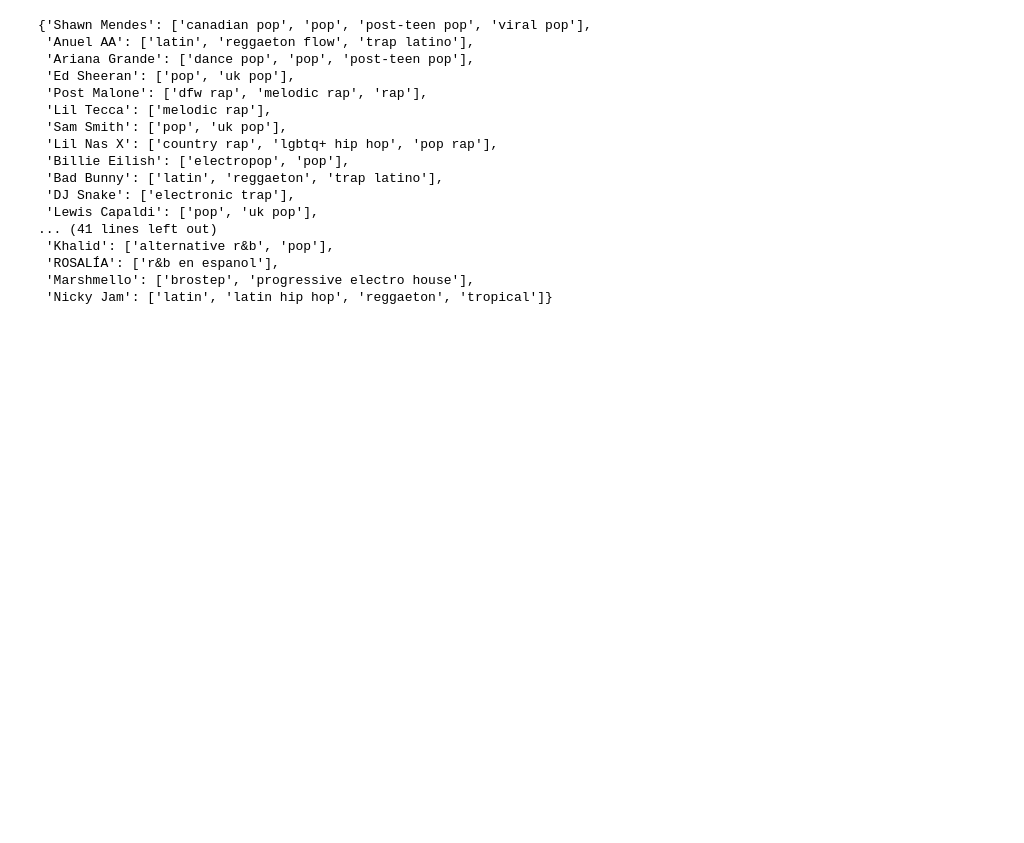
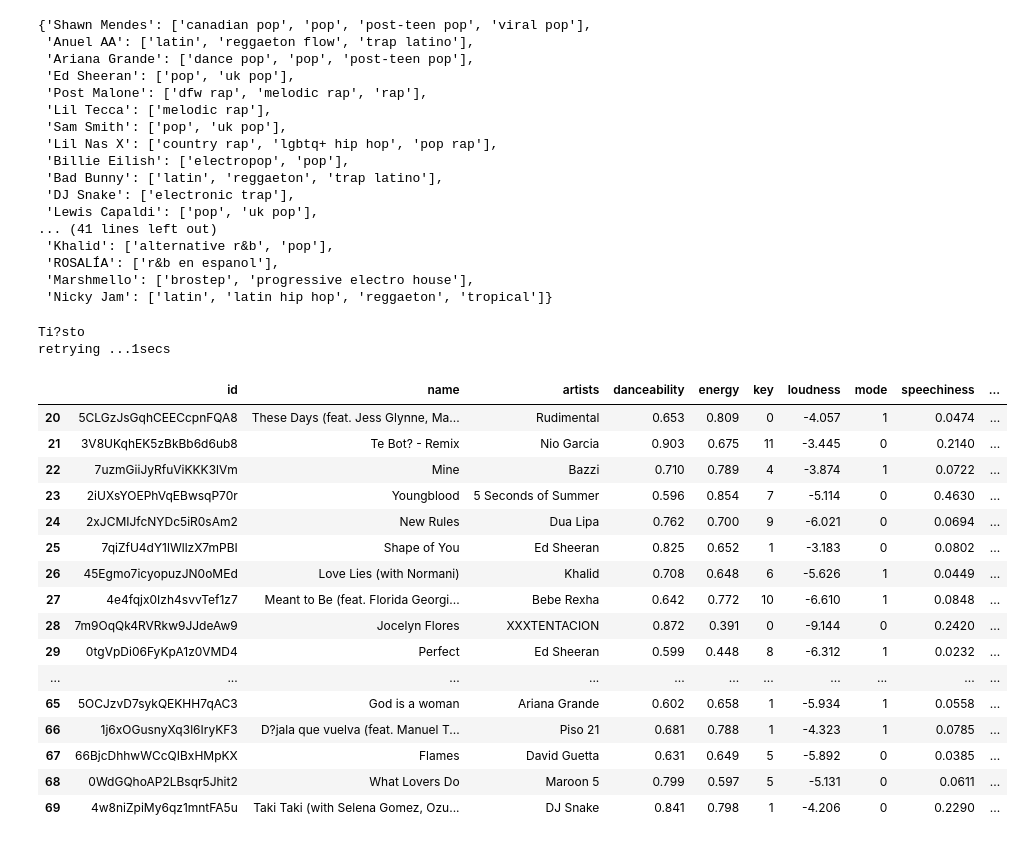
Before and after one commit to ASooklall/project-2-spotify, a Jupyter notebook: data_cleanup.ipynb, the cells around one changed output. Cells and saved outputs as stored; diff of their text form; code cells hidden in the pictures; blank space fills up the shorter version.

Commit message:
fixed jup notebook 2018 genre search

```diff
--- a/data_cleanup.ipynb
+++ b/data_cleanup.ipynb
@@ -303,0 +319,25 @@ artist_genres
+# %%
+add_genre(top_2018)
+# %% [output]
+Ti?sto
+retrying ...1secs
+# %%
+top_2018[20:70]
+# %% [output]
+|  | id | name | artists | danceability | energy | key | loudness | mode | speechiness | ... |
+| 20 | 5CLGzJsGqhCEECcpnFQA8 | These Days (feat. Jess Glynne, Ma... | Rudimental | 0.653 | 0.809 | 0 | -4.057 | 1 | 0.0474 | ... |
+| 21 | 3V8UKqhEK5zBkBb6d6ub8 | Te Bot? - Remix | Nio Garcia | 0.903 | 0.675 | 11 | -3.445 | 0 | 0.2140 | ... |
+| 22 | 7uzmGiiJyRfuViKKK3lVm | Mine | Bazzi | 0.710 | 0.789 | 4 | -3.874 | 1 | 0.0722 | ... |
+| 23 | 2iUXsYOEPhVqEBwsqP70r | Youngblood | 5 Seconds of Summer | 0.596 | 0.854 | 7 | -5.114 | 0 | 0.4630 | ... |
+| 24 | 2xJCMIJfcNYDc5iR0sAm2 | New Rules | Dua Lipa | 0.762 | 0.700 | 9 | -6.021 | 0 | 0.0694 | ... |
+| 25 | 7qiZfU4dY1lWllzX7mPBI | Shape of You | Ed Sheeran | 0.825 | 0.652 | 1 | -3.183 | 0 | 0.0802 | ... |
+| 26 | 45Egmo7icyopuzJN0oMEd | Love Lies (with Normani) | Khalid | 0.708 | 0.648 | 6 | -5.626 | 1 | 0.0449 | ... |
+| 27 | 4e4fqjx0Izh4svvTef1z7 | Meant to Be (feat. Florida Georgi... | Bebe Rexha | 0.642 | 0.772 | 10 | -6.610 | 1 | 0.0848 | ... |
+| 28 | 7m9OqQk4RVRkw9JJdeAw9 | Jocelyn Flores | XXXTENTACION | 0.872 | 0.391 | 0 | -9.144 | 0 | 0.2420 | ... |
+| 29 | 0tgVpDi06FyKpA1z0VMD4 | Perfect | Ed Sheeran | 0.599 | 0.448 | 8 | -6.312 | 1 | 0.0232 | ... |
+| ... | ... | ... | ... | ... | ... | ... | ... | ... | ... | ... |
+| 65 | 5OCJzvD7sykQEKHH7qAC3 | God is a woman | Ariana Grande | 0.602 | 0.658 | 1 | -5.934 | 1 | 0.0558 | ... |
+| 66 | 1j6xOGusnyXq3l6IryKF3 | D?jala que vuelva (feat. Manuel T... | Piso 21 | 0.681 | 0.788 | 1 | -4.323 | 1 | 0.0785 | ... |
+| 67 | 66BjcDhhwWCcQIBxHMpKX | Flames | David Guetta | 0.631 | 0.649 | 5 | -5.892 | 0 | 0.0385 | ... |
+| 68 | 0WdGQhoAP2LBsqr5Jhit2 | What Lovers Do | Maroon 5 | 0.799 | 0.597 | 5 | -5.131 | 0 | 0.0611 | ... |
+| 69 | 4w8niZpiMy6qz1mntFA5u | Taki Taki (with Selena Gomez, Ozu... | DJ Snake | 0.841 | 0.798 | 1 | -4.206 | 0 | 0.2290 | ... |
```
Also changed, not shown: parts of 9 cells of this notebook, 1 other file.
